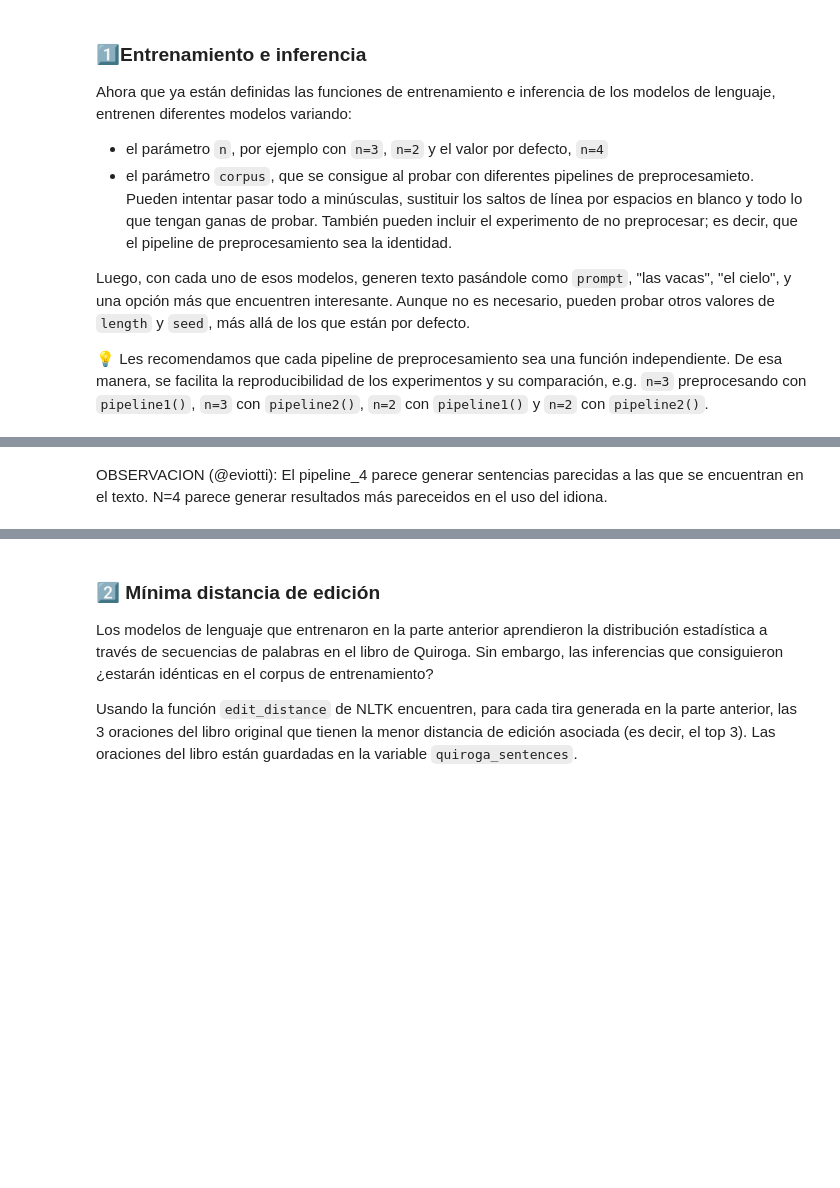
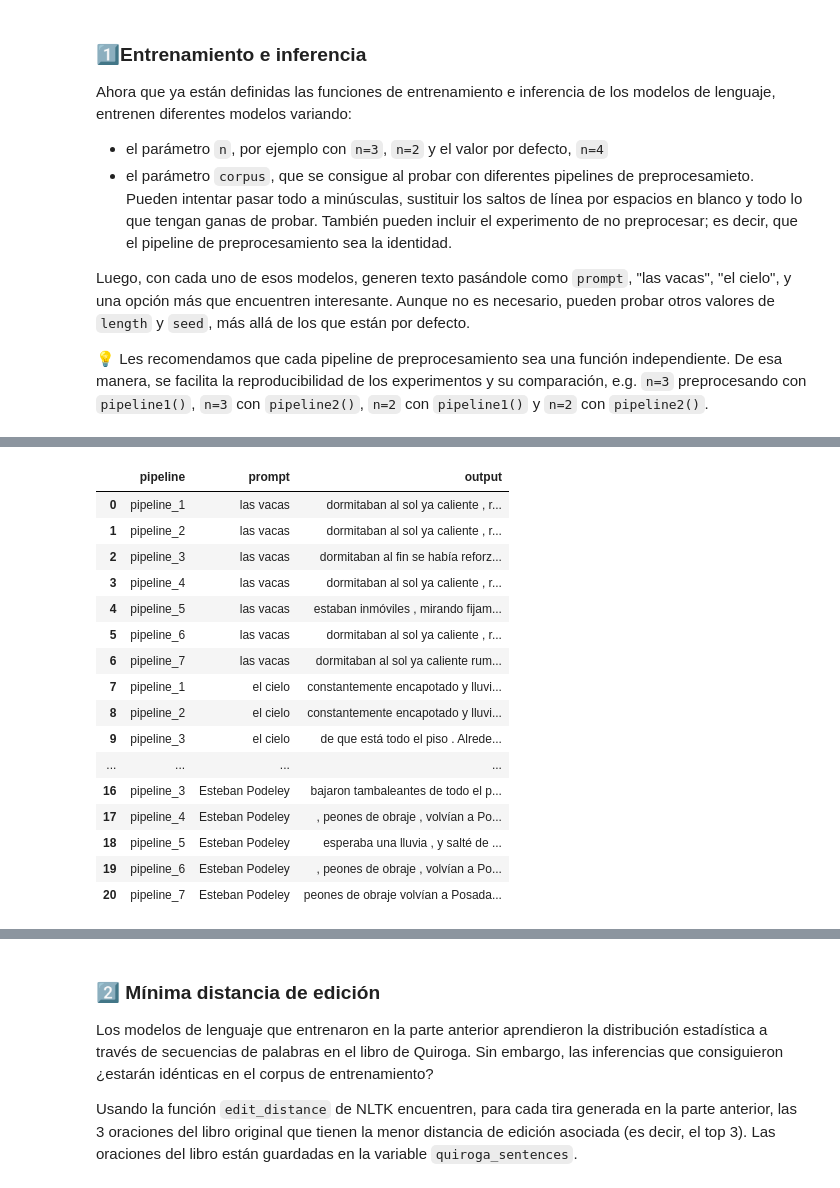
Before and after one commit to efviodo/mcdaa-intro-pln, a Jupyter notebook: notebooks/Lab_2024_Letra.ipynb, the cells around one changed output, grey strips where cells are left out. Drawn from its saved outputs; the diff is of its cells as text; code cells hidden in the pictures; blank space fills up the shorter version.

```diff
--- a/notebooks/Lab_2024_Letra.ipynb
+++ b/notebooks/Lab_2024_Letra.ipynb
@@ -206,2 +261,22 @@ model='pipeline_5' output=[',', 'peones', 'de', 'obraje', ',', 'volvían', 'a',
-# %% [markdown]
-OBSERVACION (@eviotti): El pipeline_4 parece generar sentencias parecidas a las que se encuentran en el texto. N=4 parece generar resultados más pareceidos en el uso del idiona.
+# %%
+# Muestro los resultados en un dataframe para visualizarlos en formato tabla
+df_1 = pd.DataFrame(results)
+df_1
+# %% [output]
+|  | pipeline | prompt | output |
+| 0 | pipeline_1 | las vacas | dormitaban al sol ya caliente , r... |
+| 1 | pipeline_2 | las vacas | dormitaban al sol ya caliente , r... |
+| 2 | pipeline_3 | las vacas | dormitaban al fin se había reforz... |
+| 3 | pipeline_4 | las vacas | dormitaban al sol ya caliente , r... |
+| 4 | pipeline_5 | las vacas | estaban inmóviles , mirando fijam... |
+| 5 | pipeline_6 | las vacas | dormitaban al sol ya caliente , r... |
+| 6 | pipeline_7 | las vacas | dormitaban al sol ya caliente rum... |
+| 7 | pipeline_1 | el cielo | constantemente encapotado y lluvi... |
+| 8 | pipeline_2 | el cielo | constantemente encapotado y lluvi... |
+| 9 | pipeline_3 | el cielo | de que está todo el piso . Alrede... |
+| ... | ... | ... | ... |
+| 16 | pipeline_3 | Esteban Podeley | bajaron tambaleantes de todo el p... |
+| 17 | pipeline_4 | Esteban Podeley | , peones de obraje , volvían a Po... |
+| 18 | pipeline_5 | Esteban Podeley | esperaba una lluvia , y salté de ... |
+| 19 | pipeline_6 | Esteban Podeley | , peones de obraje , volvían a Po... |
+| 20 | pipeline_7 | Esteban Podeley | peones de obraje volvían a Posada... |
```
Also changed, not shown: parts of 48 cells of this notebook, 1 other file.
